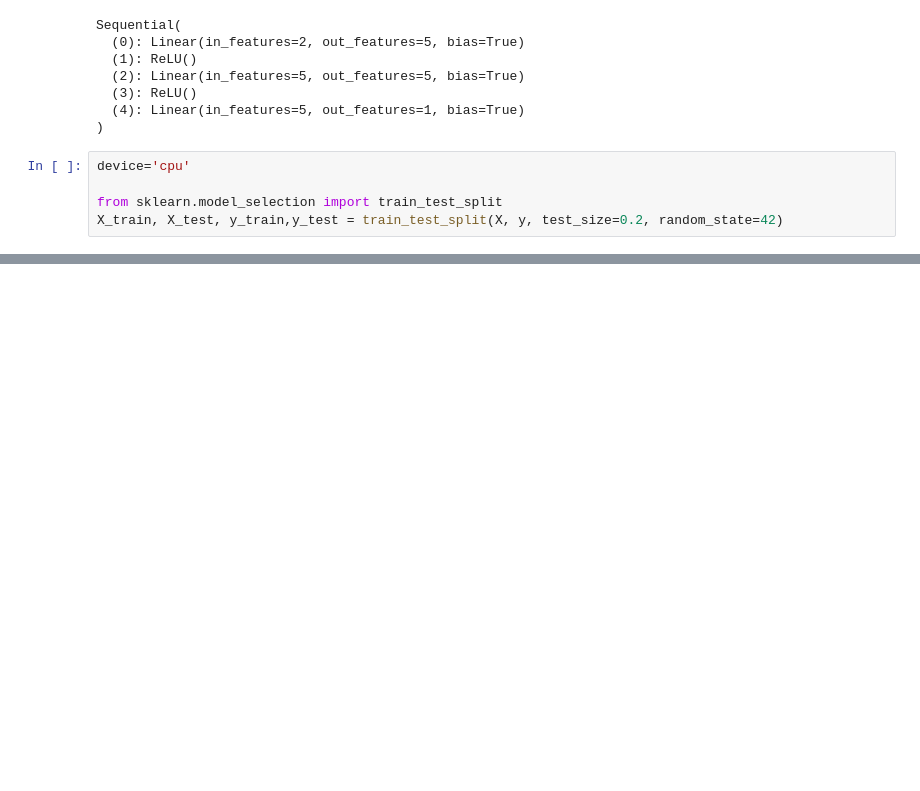
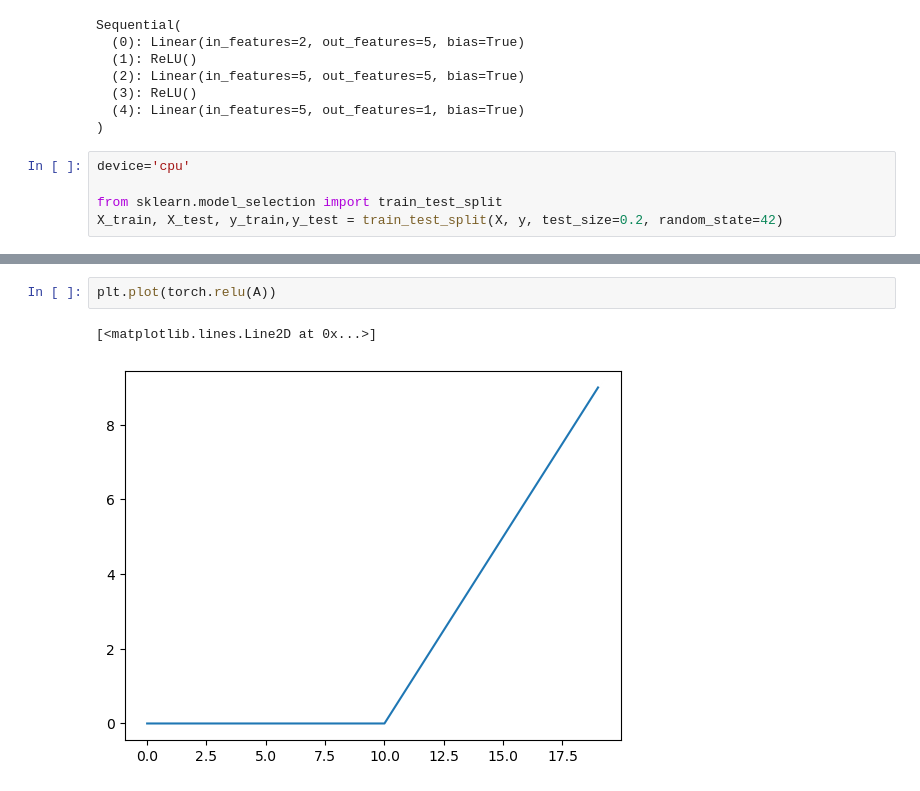
Before and after one commit to ohyesboy/playground, a Jupyter notebook: pytorchNotes.ipynb, the cells around one changed output, grey strips where cells are left out. Cells and saved outputs as stored; diff of their text form; blank space fills up the shorter version.

```diff
--- a/pytorchNotes.ipynb
+++ b/pytorchNotes.ipynb
@@ -103,0 +130,5 @@ Epoch: 1400 | Loss: 0.25646, Accuracy: 99.38% | Test Loss: 0.52371, Test Accurac
+# %%
+plt.plot(torch.relu(A))
+# %% [output]
+[<matplotlib.lines.Line2D at 0x...>]
+[figure, added]
```
Also changed, not shown: parts of 15 cells of this notebook.
